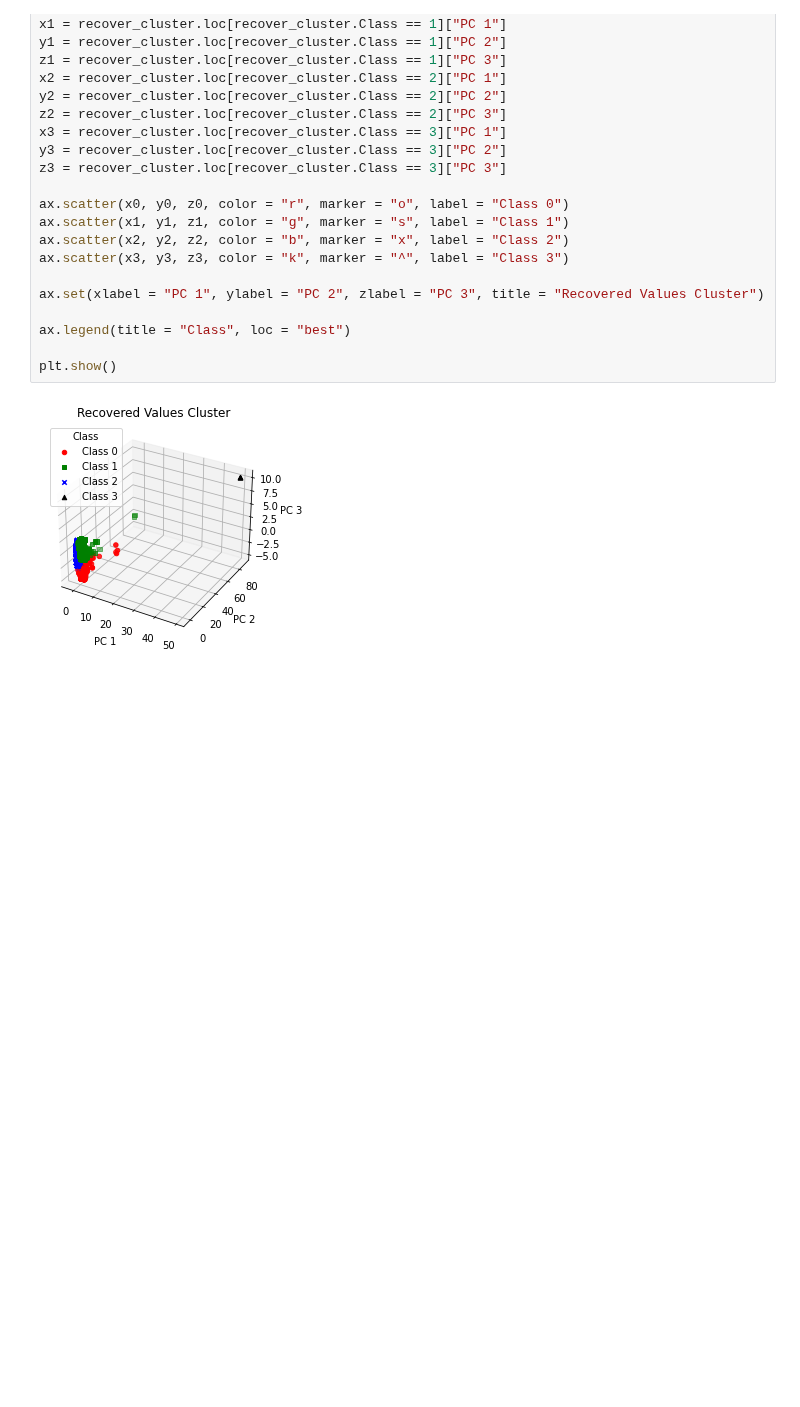
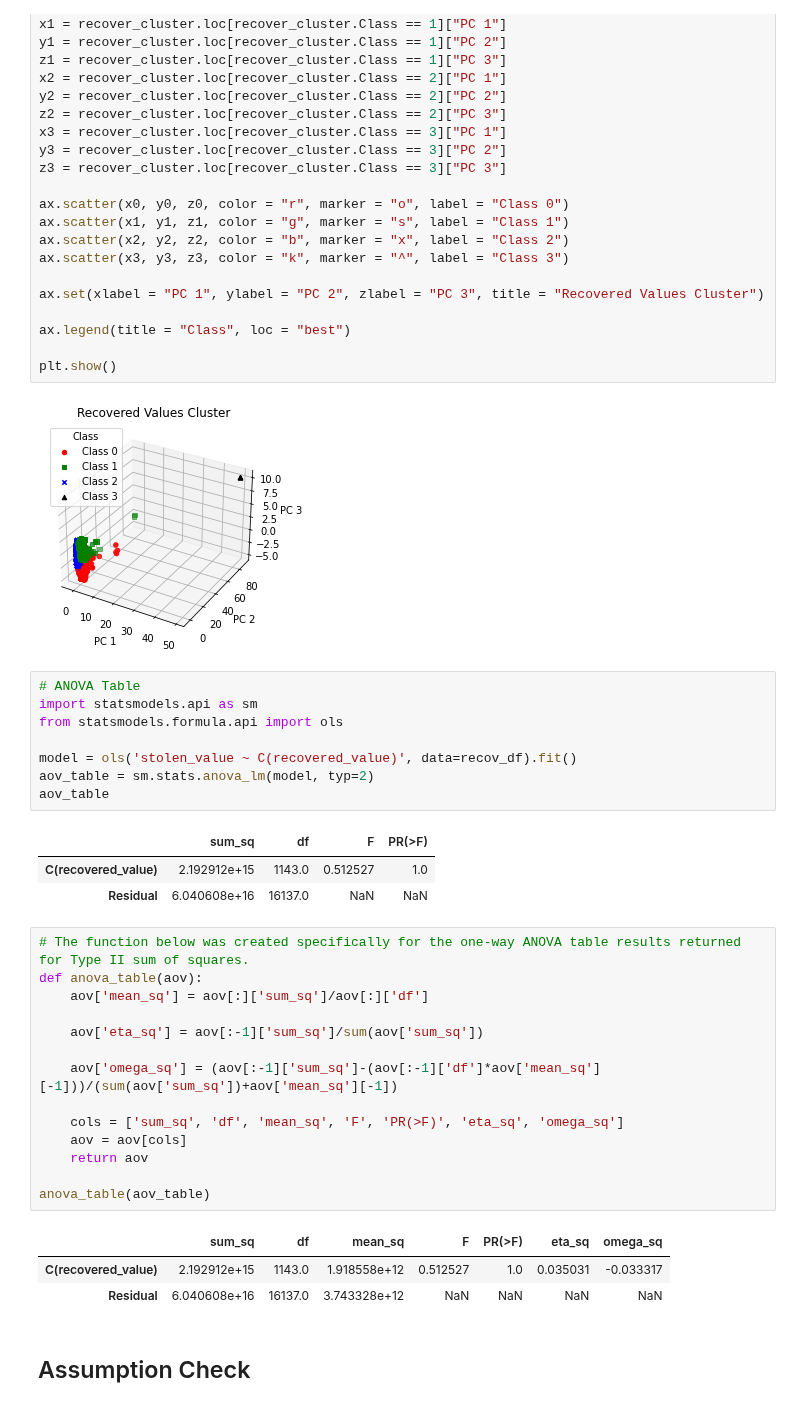
Before and after one commit to Jelsik/DataVisFinalProject-Pentagon, a Jupyter notebook: Cargo Theft Clustering Analysis.ipynb, the cells around one changed output. Cells and saved outputs as stored; diff of their text form; blank space fills up the shorter version.

Commit message:
Added Assumption Check
Added Assumption Check with ANOVA test.

```diff
--- a/Cargo Theft Clustering Analysis.ipynb
+++ b/Cargo Theft Clustering Analysis.ipynb
@@ -345,3 +345,35 @@ ax.legend(title = "Class", loc = "best")
 plt.show()
 # %% [output]
 [figure]
+# %%
+# ANOVA Table
+import statsmodels.api as sm
+from statsmodels.formula.api import ols
+
+model = ols('stolen_value ~ C(recovered_value)', data=recov_df).fit()
+aov_table = sm.stats.anova_lm(model, typ=2)
+aov_table
+# %% [output]
+|  | sum_sq | df | F | PR(>F) |
+| C(recovered_value) | 2.192912e+15 | 1143.0 | 0.512527 | 1.0 |
+| Residual | 6.040608e+16 | 16137.0 | NaN | NaN |
+# %%
+# The function below was created specifically for the one-way ANOVA table results returned for Type II sum of squares.
+def anova_table(aov):
+    aov['mean_sq'] = aov[:]['sum_sq']/aov[:]['df']
+
+    aov['eta_sq'] = aov[:-1]['sum_sq']/sum(aov['sum_sq'])
+
+    aov['omega_sq'] = (aov[:-1]['sum_sq']-(aov[:-1]['df']*aov['mean_sq'][-1]))/(sum(aov['sum_sq'])+aov['mean_sq'][-1])
+
+    cols = ['sum_sq', 'df', 'mean_sq', 'F', 'PR(>F)', 'eta_sq', 'omega_sq']
+    aov = aov[cols]
+    return aov
+
+anova_table(aov_table)
+# %% [output]
+|  | sum_sq | df | mean_sq | F | PR(>F) | eta_sq | omega_sq |
+| C(recovered_value) | 2.192912e+15 | 1143.0 | 1.918558e+12 | 0.512527 | 1.0 | 0.035031 | -0.033317 |
+| Residual | 6.040608e+16 | 16137.0 | 3.743328e+12 | NaN | NaN | NaN | NaN |
+# %% [markdown]
+## Assumption Check
```
Also changed, not shown: parts of 1 cell of this notebook.
